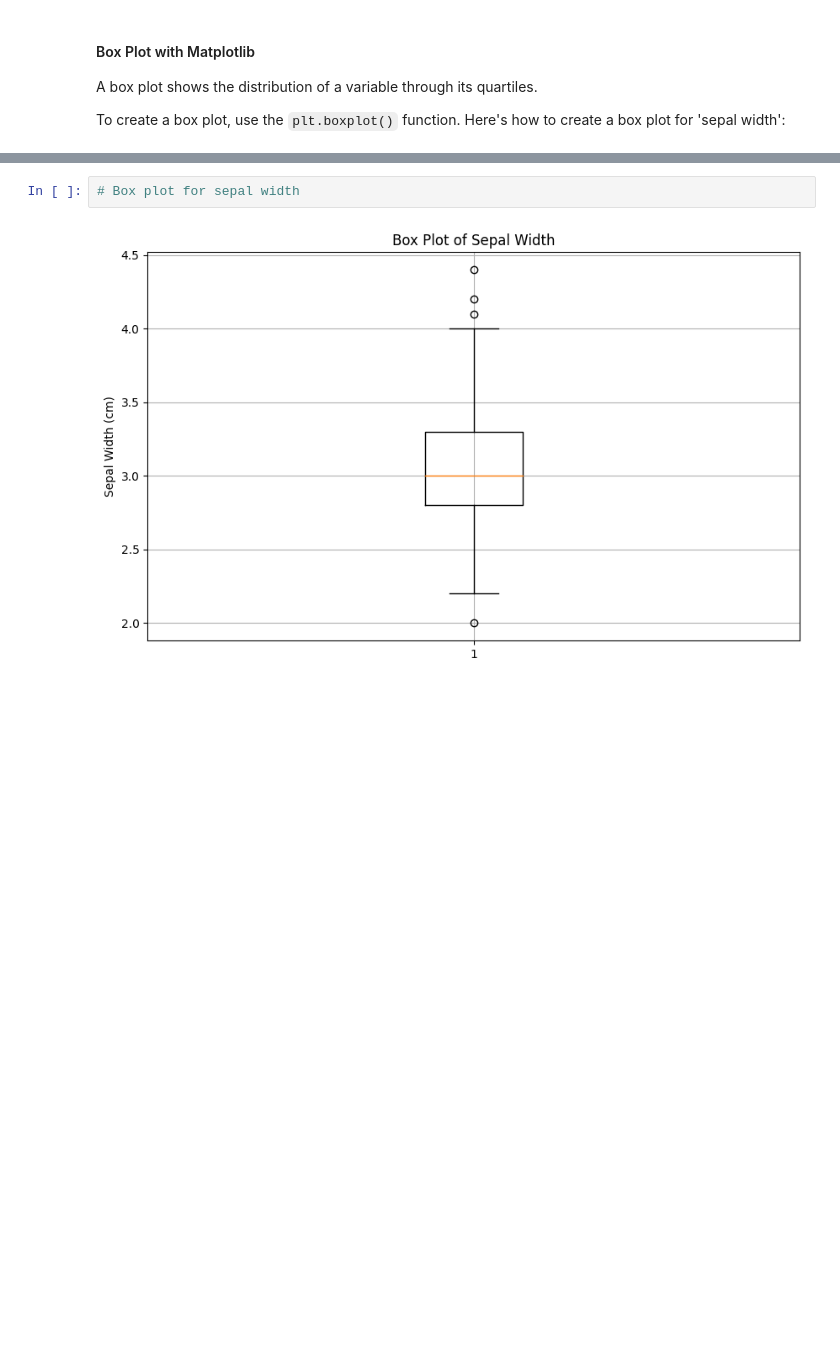
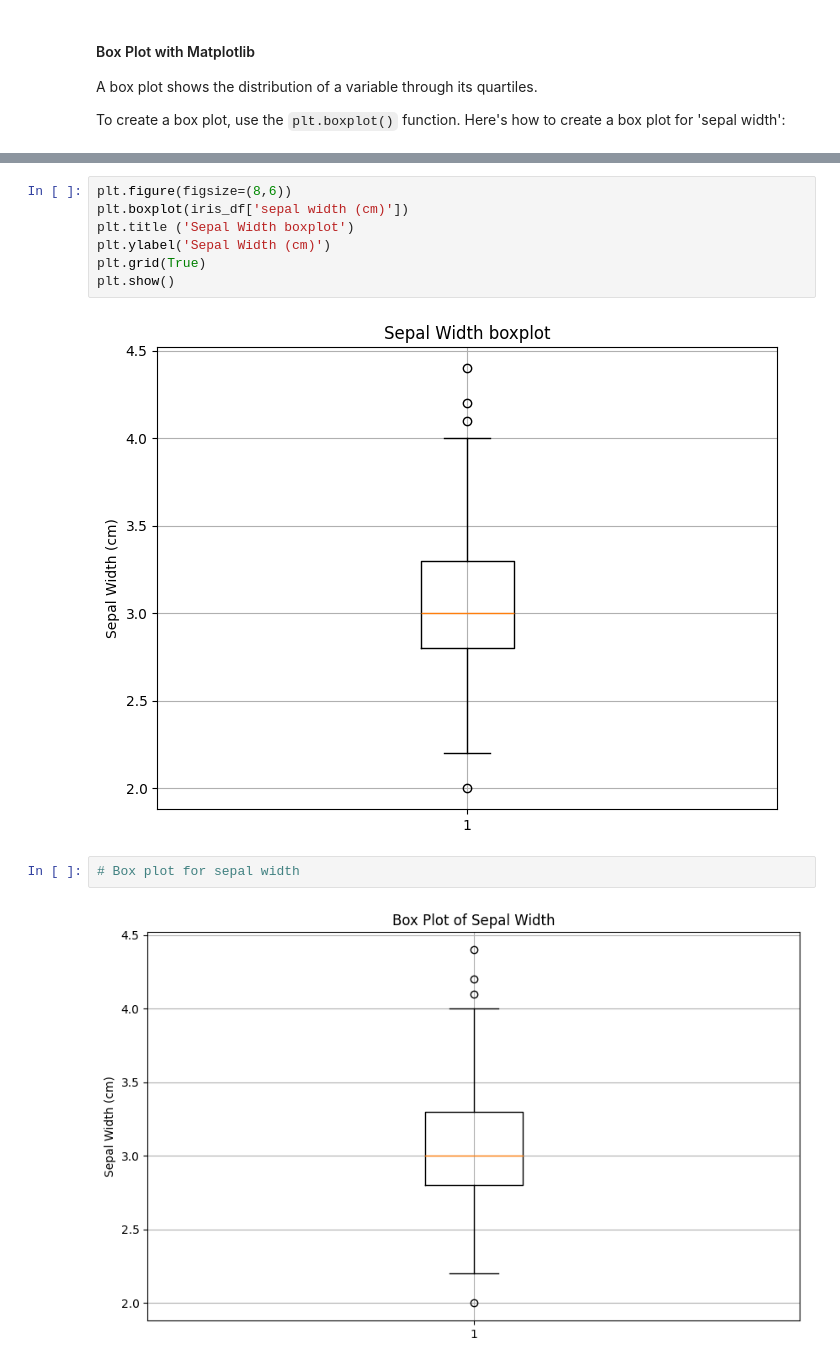
Before and after one commit to Mohsenmohebbi1993/practice, a Jupyter notebook: vizualization_student_version.ipynb, the cells around one changed output, grey strips where cells are left out. Drawn from its saved outputs; the diff is of its cells as text; blank space fills up the shorter version.

```diff
--- a/vizualization_student_version.ipynb
+++ b/vizualization_student_version.ipynb
@@ -78,3 +120,12 @@ To create a box plot, use the `plt.boxplot()` function. Here's how to create a b
+# %%
+plt.figure(figsize=(8,6))
+plt.boxplot(iris_df['sepal width (cm)'])
+plt.title ('Sepal Width boxplot')
+plt.ylabel('Sepal Width (cm)')
+plt.grid(True)
+plt.show()
+# %% [output]
+[figure, added]
 # %%
 # Box plot for sepal width
 # %% [output]
```
Also changed, not shown: parts of 6 cells of this notebook.
